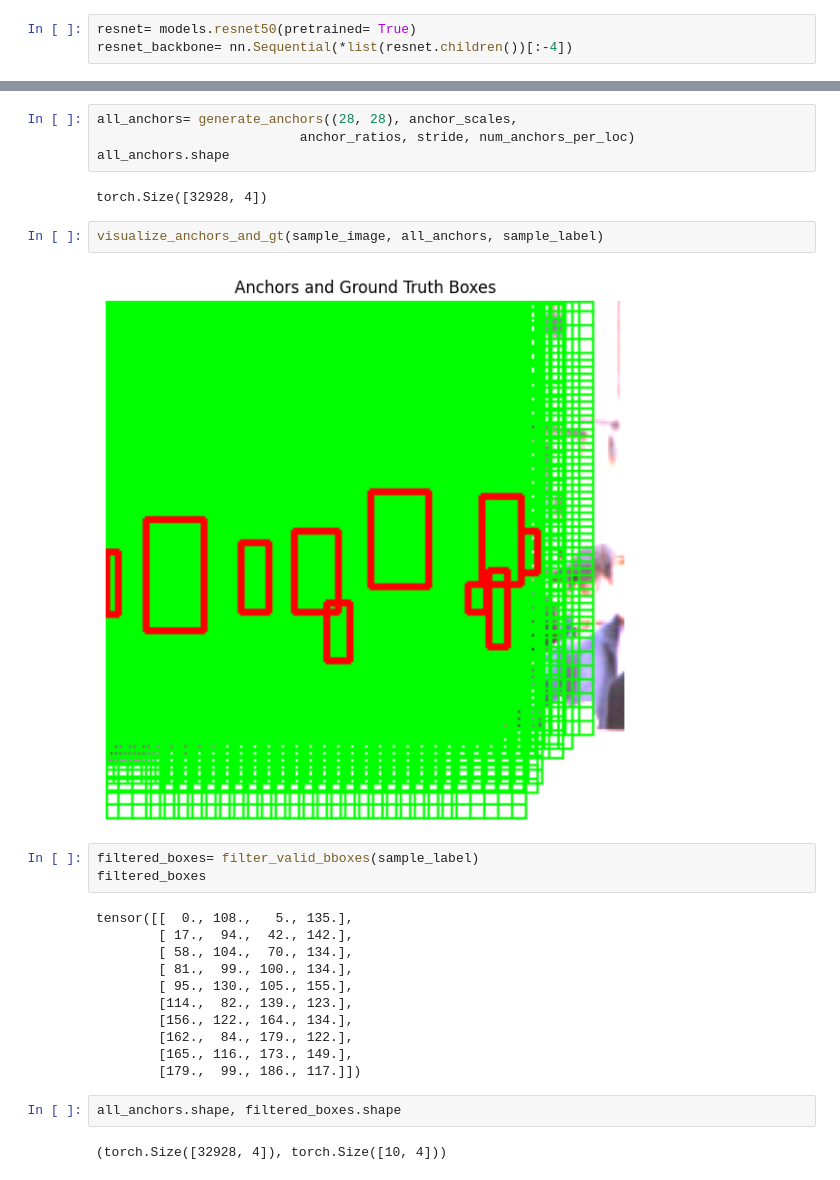
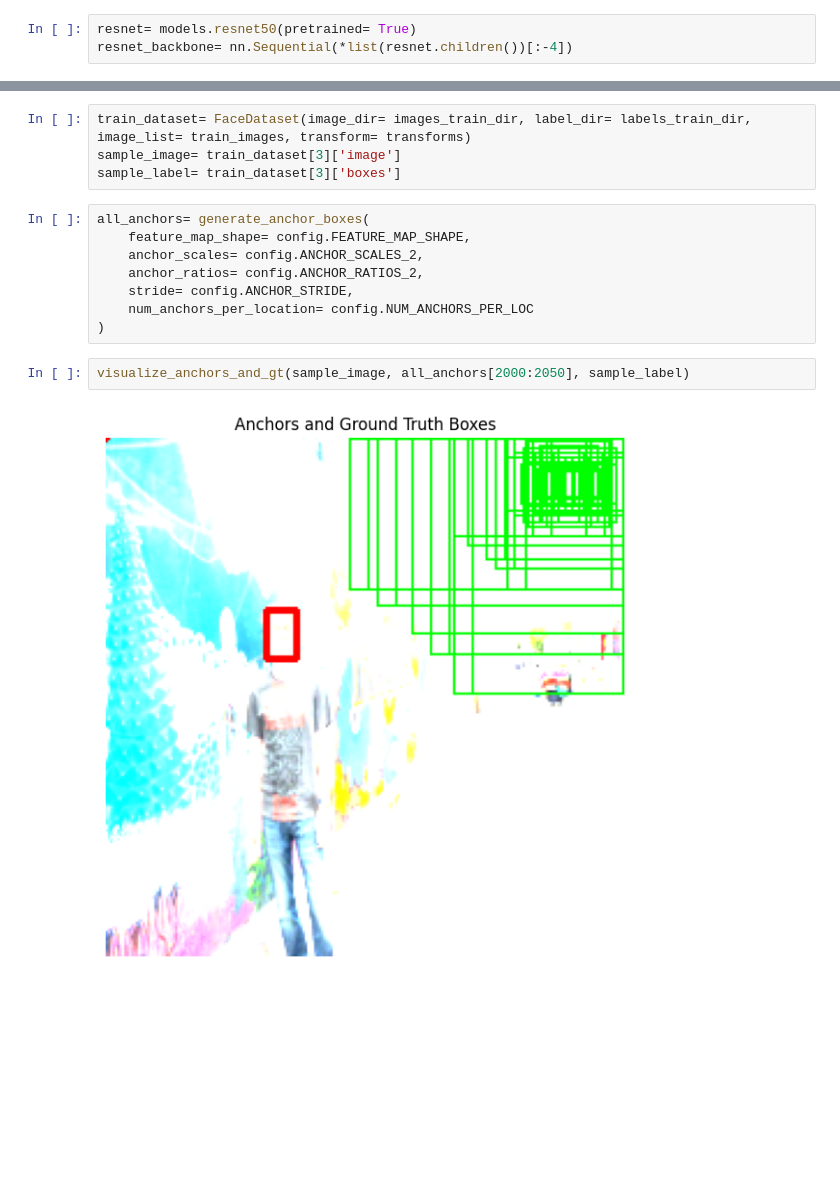
Before and after one commit to Atlas2p0/FasterRCNNFaceDetection, a Jupyter notebook: notebooks/scratch.ipynb, the cells around one changed output, grey strips where cells are left out. Cells and saved outputs as stored; diff of their text form; blank space fills up the shorter version.

Commit message:
RPN training finalized

```diff
--- a/notebooks/scratch.ipynb
+++ b/notebooks/scratch.ipynb
@@ -156,28 +55,16 @@ def generate_anchors(feature_map_shape, anchor_scales, anchor_ratios,
-# %%
-all_anchors= generate_anchors((28, 28), anchor_scales,
-                          anchor_ratios, stride, num_anchors_per_loc)
-all_anchors.shape
-# %% [output]
-torch.Size([32928, 4])
+# %%
+train_dataset= FaceDataset(image_dir= images_train_dir, label_dir= labels_train_dir, image_list= train_images, transform= transforms)
+sample_image= train_dataset[3]['image']
+sample_label= train_dataset[3]['boxes']
+# %%
+all_anchors= generate_anchor_boxes(
+    feature_map_shape= config.FEATURE_MAP_SHAPE,
+    anchor_scales= config.ANCHOR_SCALES_2,
+    anchor_ratios= config.ANCHOR_RATIOS_2,
+    stride= config.ANCHOR_STRIDE,
+    num_anchors_per_location= config.NUM_ANCHORS_PER_LOC
+)
 # %%
-visualize_anchors_and_gt(sample_image, all_anchors, sample_label)
+visualize_anchors_and_gt(sample_image, all_anchors[2000:2050], sample_label)
 # %% [output]
-[figure, old version]
+[figure, new version]
-# %%
-filtered_boxes= filter_valid_bboxes(sample_label)
-filtered_boxes
-# %% [output]
-tensor([[  0., 108.,   5., 135.],
-        [ 17.,  94.,  42., 142.],
-        [ 58., 104.,  70., 134.],
-        [ 81.,  99., 100., 134.],
-        [ 95., 130., 105., 155.],
-        [114.,  82., 139., 123.],
-        [156., 122., 164., 134.],
-        [162.,  84., 179., 122.],
-        [165., 116., 173., 149.],
-        [179.,  99., 186., 117.]])
-# %%
-all_anchors.shape, filtered_boxes.shape
-# %% [output]
-(torch.Size([32928, 4]), torch.Size([10, 4]))
```
Also changed, not shown: parts of 27 cells of this notebook, 9 other files.
